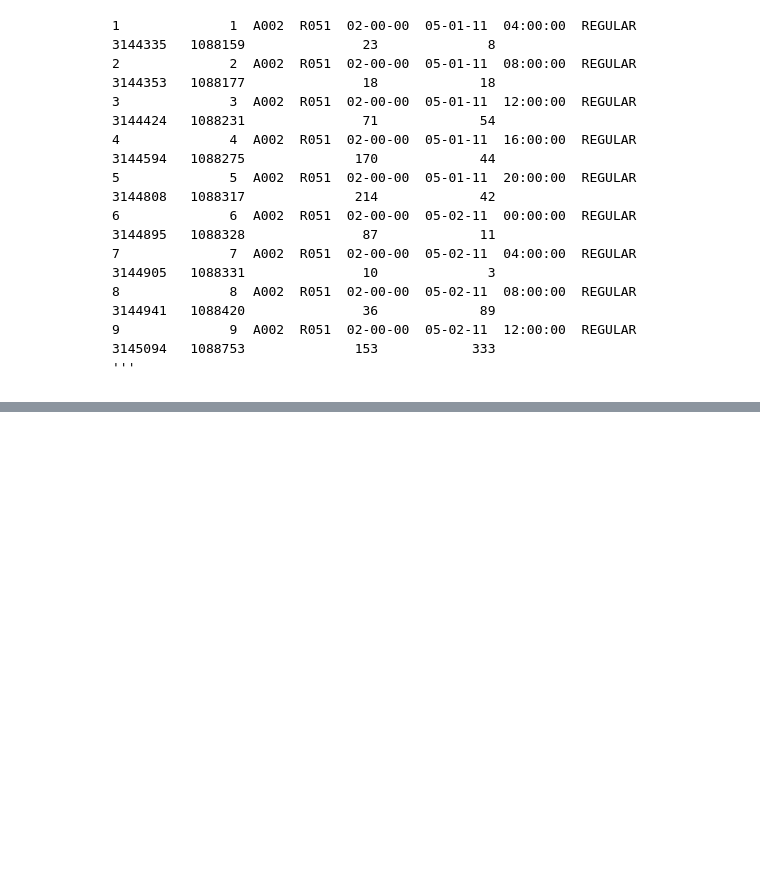
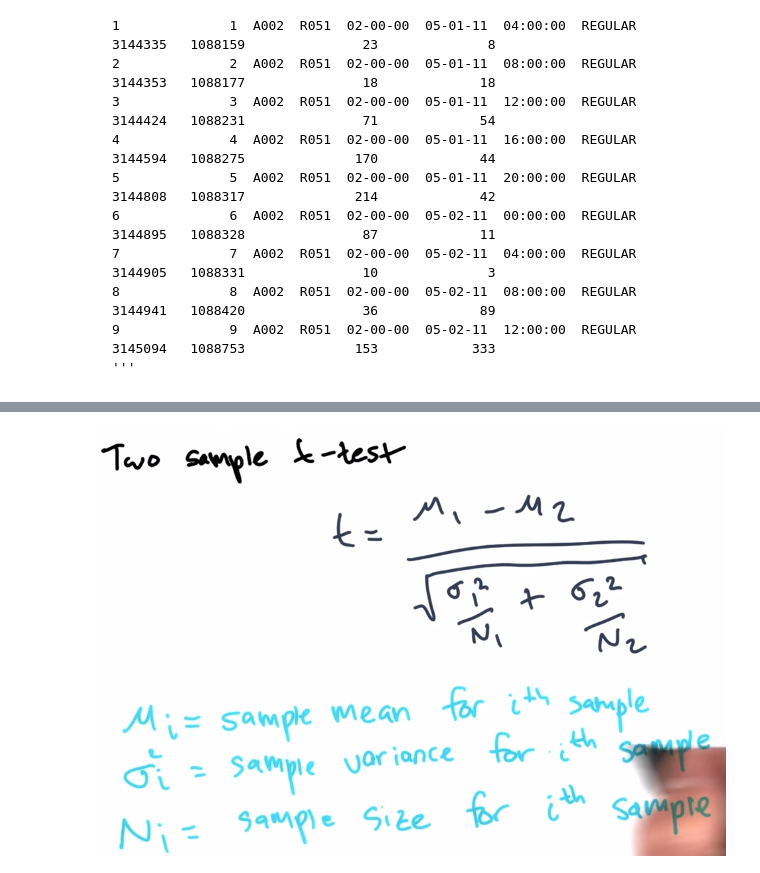
Before and after one commit to rohitx/DataSciencePrep, a Jupyter notebook: Udacity/Intro_to_data_science.ipynb, the cells around one changed output, grey strips where cells are left out. Saved outputs shown, nothing was run; the diff lists cells and outputs as text; code cells hidden in the pictures; blank space fills up the shorter version.

```diff
--- a/Udacity/Intro_to_data_science.ipynb
+++ b/Udacity/Intro_to_data_science.ipynb
@@ -1002,0 +1084,5 @@ The data in the MTA Subway Turnstile data reports on the cumulative
+# %%
+from IPython.display import Image
+Image(filename='t_test.png')
+# %% [output]
+[figure, added]
```
Also changed, not shown: parts of 13 cells of this notebook, 7 other files.
